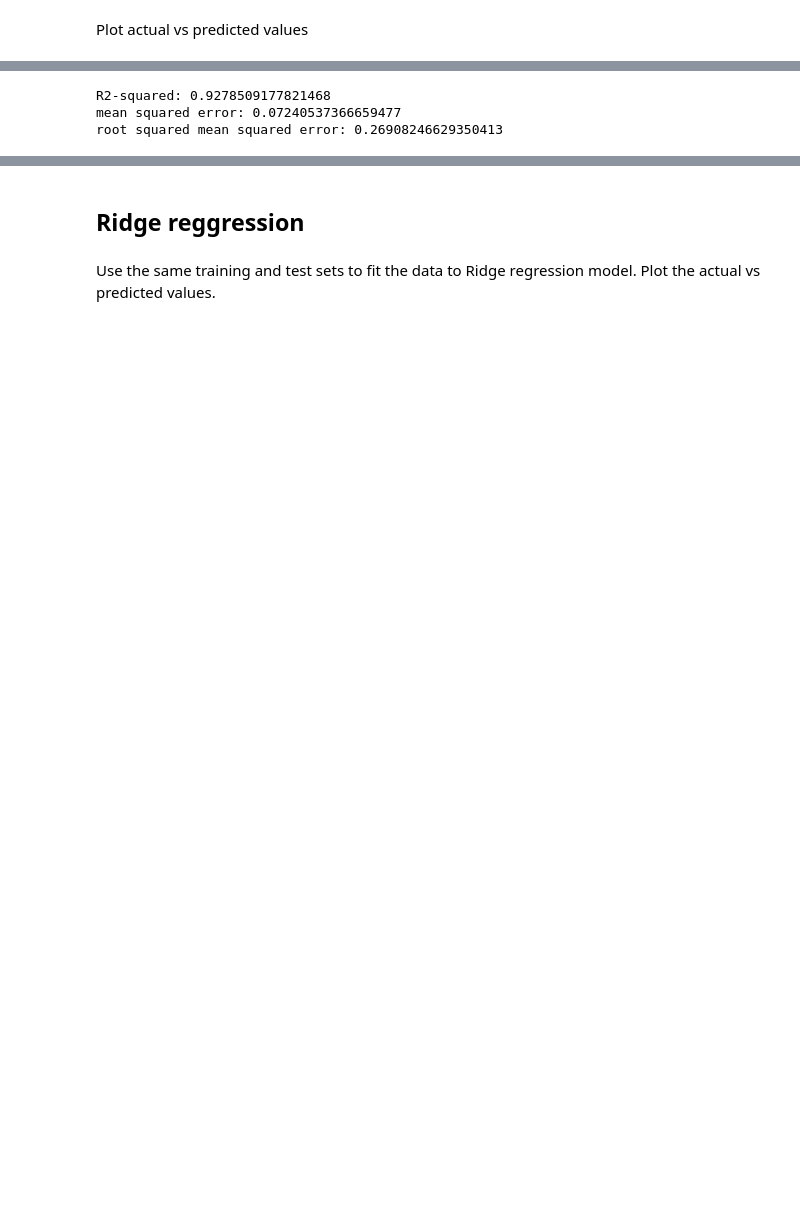
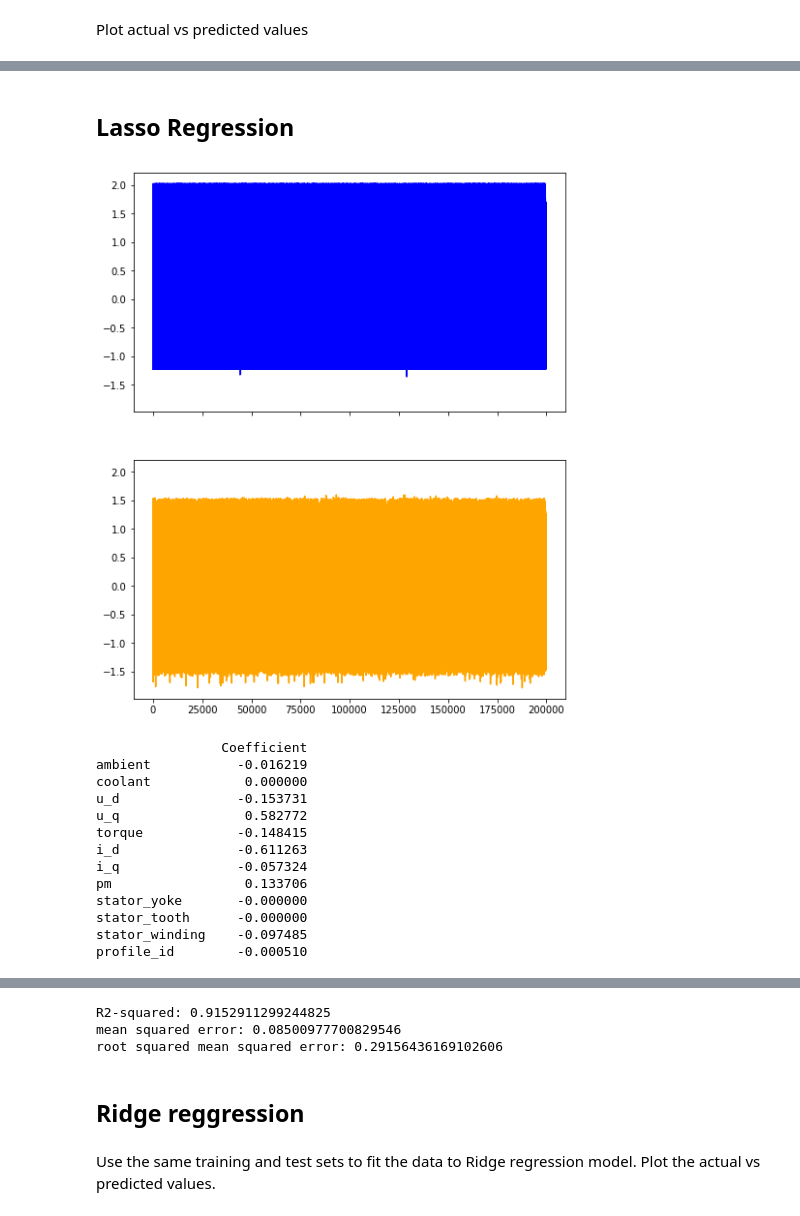
Before and after one commit to rootstrap/ml-training, a Jupyter notebook: linear-regression.ipynb, the cells around one changed output, grey strips where cells are left out. Cells and saved outputs as stored; diff of their text form; code cells hidden in the pictures; blank space fills up the shorter version.

```diff
--- a/linear-regression.ipynb
+++ b/linear-regression.ipynb
@@ -123,14 +123,40 @@ plt.show()
-# %%
-X = df.drop(["motor_speed","profile_id"], axis=1)
-y = df["motor_speed"]
-X_train, X_test, y_train, y_test = model_selection.train_test_split(X, y, test_size=0.20, random_state=20)
-lm = linear_model.LinearRegression()
-model = lm.fit(X_train,y_train)
-predictions = lm.predict(X_test)
-print('R2-squared:', lm.score(X_test,y_test))
-print('mean squared error:', mean_squared_error(y_test, predictions))
-print('root squared mean squared error:', math.sqrt(mean_squared_error(y_test, predictions)))
-# %% [output]
-R2-squared: 0.9278509177821468
-mean squared error: 0.07240537366659477
-root squared mean squared error: 0.26908246629350413
+# %% [markdown]
+## Lasso Regression
+# %%
+from matplotlib import pyplot as plt
+import numpy as np
+from sklearn.linear_model import Lasso
+ll = Lasso(alpha=0.01)
+ll.fit(X_train, y_train)
+predictions = ll.predict(X_test)
+fig, ax = plt.subplots(2, sharex=True, sharey=True)
+ax[0].plot(y_test.to_numpy(), color = 'blue')
+ax[1].plot(predictions, color = 'orange')
+plt.show()
+
+coeff_df = pd.DataFrame(ll.coef_, X.columns, columns=['Coefficient'])
+print(coeff_df)
+imp_coef = coeff_df.sort_values(by='Coefficient')
+matplotlib.rcParams['figure.figsize'] = (8.0, 10.0)
+imp_coef.plot(kind = "barh")
+plt.title("Feature importance using Linear Regression")
+plt.show()
+
+print('R2-squared:', ll.score(X_test,y_test))
+print('mean squared error:', mean_squared_error(y_test, predictions))
+print('root squared mean squared error:', math.sqrt(mean_squared_error(y_test, predictions)))
+# %% [output]
+[figure, added]
+                Coefficient
+ambient           -0.016219
+coolant            0.000000
+u_d               -0.153731
+u_q                0.582772
+torque            -0.148415
+i_d               -0.611263
+i_q               -0.057324
+pm                 0.133706
+stator_yoke       -0.000000
+stator_tooth      -0.000000
+stator_winding    -0.097485
+profile_id        -0.000510
@@ -137,3 +164,6 @@ root squared mean squared error: 0.26908246629350413
+R2-squared: 0.9152911299244825
+mean squared error: 0.08500977700829546
+root squared mean squared error: 0.29156436169102606
 # %% [markdown]
 ## Ridge reggression
 # %% [markdown]
```
Also changed, not shown: parts of 6 cells of this notebook.
